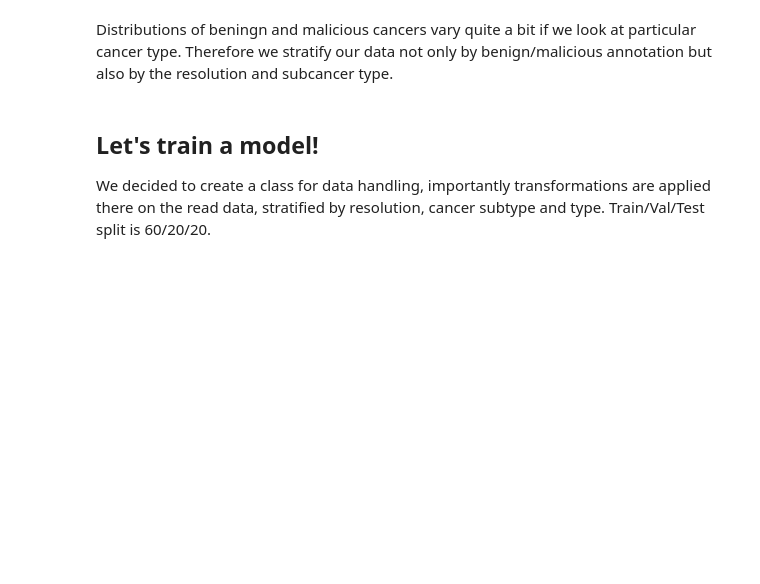
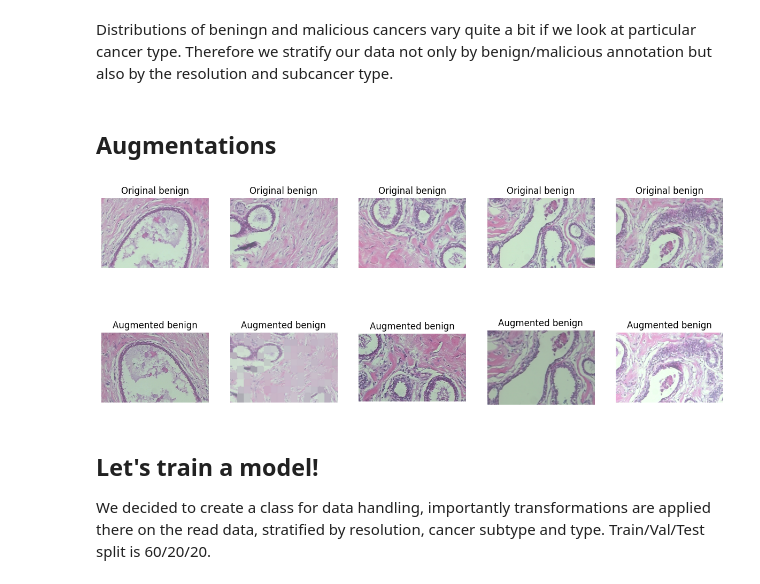
Before and after one commit to ja-nina/MammoNet, a Jupyter notebook: notebook.ipynb, the cells around one changed output. Cells and saved outputs as stored; diff of their text form; code cells hidden in the pictures; blank space fills up the shorter version.

Commit message:
visul explaination of augmentations

```diff
--- a/notebook.ipynb
+++ b/notebook.ipynb
@@ -60,5 +60,31 @@ for cancer_type in ['benign', 'malignant']:
 # %% [markdown]
 Distributions of beningn and malicious cancers vary quite a bit if we look at particular cancer type. Therefore we stratify our data not only by benign/malicious annotation but also by the resolution and subcancer type.
+# %% [markdown]
+## Augmentations
+# %%
+from MammoNet.dataset.image_augmentations import ImageAugmentations
+from PIL import Image
+import numpy as np
+
+
+image_paths = paths[:5]
+# plot non-augmented images in one row and augmented images in another row
+fig, axes = plt.subplots(2, 5, figsize=(15, 6))
+for ax, path, label in zip(axes[0], image_paths, labels[:5]):
+    ax.imshow(plt.imread(path))
+    ax.axis('off')
+    ax.set_title('Original '+ str(label))
+
+images = [Image.open(image_path) for image_path in image_paths]
+img_arrays = [np.array(img) for img in images]
+augmenter = ImageAugmentations()
+
+for ax, img_array, label in zip(axes[1], img_arrays, labels[:5]):
+    ax.imshow(augmenter(img_array))
+    ax.axis('off')
+    ax.set_title('Augmented '+ str(label))
+# %% [output]
+[figure, added]
 # %% [markdown]
 ## Let's train a model!
 
```
Also changed, not shown: parts of 2 cells of this notebook.
